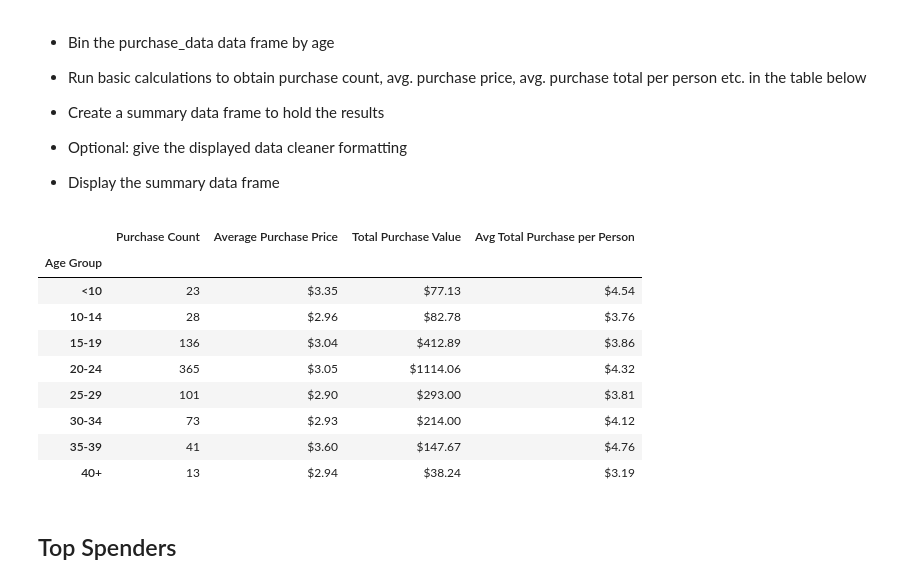
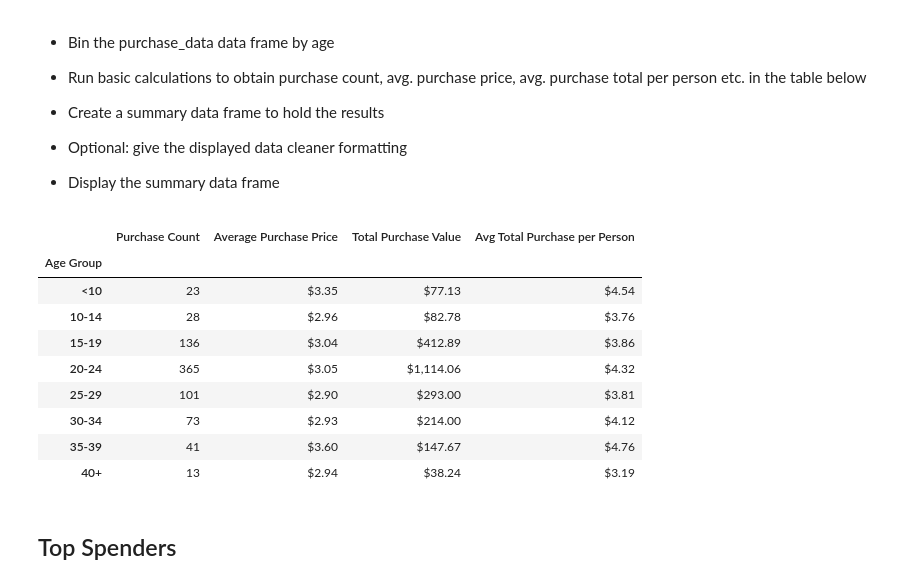
Before and after one commit to clmatherson/pandas-challenge, a Jupyter notebook: HeroesOfPymoli/HeroesOfPymoli_starter.ipynb, the cells around one changed output. Cells and saved outputs as stored; diff of their text form; code cells hidden in the pictures.

```diff
--- a/HeroesOfPymoli/HeroesOfPymoli_starter.ipynb
+++ b/HeroesOfPymoli/HeroesOfPymoli_starter.ipynb
@@ -196,36 +199,33 @@ purcd_rlt_df.style.format({'Percentage of Players':'{:.2f}%'})
 
 
 * Display the summary data frame
-# %%
-# Establish bins for ages
-purchase_df['Age Group'] = pd.cut(purchase_df.Age,
-                                           bins = [0,9,14,19,24,29,34,39,99], labels = ['<10','10-14','15-19','20-24',
-                                                                                           '25-29','30-34','35-39','40+'])
-
-# Calculate purchase count, avg purchase price, total purchases, avg purchase per person
-pacount = purchase_df.groupby(['Age Group'])['SN'].count()
-pamean = purchase_df.groupby(['Age Group'])['Price'].mean()
-papurc = purchase_df.groupby(['Age Group'])['Price'].sum()
-pavgpur = papurc / purchase_df.groupby(['Age Group'])['SN'].nunique()
-
-# Merge calculations in dataframe
-papurchase_df = pd.concat([pacount,pamean,papurc,pavgpur],axis=1)
-
-# Update column headers, format and disply results
-papurchase_df.columns = ['Purchase Count','Average Purchase Price','Total Purchase Value','Avg Total Purchase per Person']
-papurchase_df.style.format({'Average Purchase Price':'${:.2f}','Total Purchase Value':'${:.2f}',
-                         'Avg Total Purchase per Person':'${:.2f}'})
-# %% [output]
-|  | Purchase Count | Average Purchase Price | Total Purchase Value | Avg Total Purchase per Person |
-| Age Group |  |  |  |  |
-| <10 | 23 | $3.35 | $77.13 | $4.54 |
-| 10-14 | 28 | $2.96 | $82.78 | $3.76 |
-| 15-19 | 136 | $3.04 | $412.89 | $3.86 |
-| 20-24 | 365 | $3.05 | $1114.06 | $4.32 |
-| 25-29 | 101 | $2.90 | $293.00 | $3.81 |
-| 30-34 | 73 | $2.93 | $214.00 | $4.12 |
-| 35-39 | 41 | $3.60 | $147.67 | $4.76 |
-| 40+ | 13 | $2.94 | $38.24 | $3.19 |
+# %%
+# Run calculations in dictionary
+papurch_di = {
+    'Purchase Count': purchase_df.groupby(['Age Group'])['SN'].count(),
+    'Average Purchase Price': purchase_df.groupby(['Age Group'])['Price'].mean(),
+    'Total Purchase Value': purchase_df.groupby(['Age Group'])['Price'].sum(),
+    'Avg Total Purchase per Person': papurc / purchase_df.groupby(['Age Group'])['SN'].nunique()
+}
+
+# Create summary DataFrame to hold results
+papurchase_df = pd.DataFrame(papurch_di)
+
+# Sort and Display the summary DataFrame
+papurchase_df.sort_index(inplace=True)
+papurchase_df.style.format({'Average Purchase Price':'${:.2f}','Total Purchase Value':'${:,.2f}',
+                         'Avg Total Purchase per Person':'${:.2f}'})
+# %% [output]
+|  | Purchase Count | Average Purchase Price | Total Purchase Value | Avg Total Purchase per Person |
+| Age Group |  |  |  |  |
+| <10 | 23 | $3.35 | $77.13 | $4.54 |
+| 10-14 | 28 | $2.96 | $82.78 | $3.76 |
+| 15-19 | 136 | $3.04 | $412.89 | $3.86 |
+| 20-24 | 365 | $3.05 | $1,114.06 | $4.32 |
+| 25-29 | 101 | $2.90 | $293.00 | $3.81 |
+| 30-34 | 73 | $2.93 | $214.00 | $4.12 |
+| 35-39 | 41 | $3.60 | $147.67 | $4.76 |
+| 40+ | 13 | $2.94 | $38.24 | $3.19 |
 # %% [markdown]
 ## Top Spenders
 # %% [markdown]
```
Also changed, not shown: parts of 5 cells of this notebook, 1 other file.
